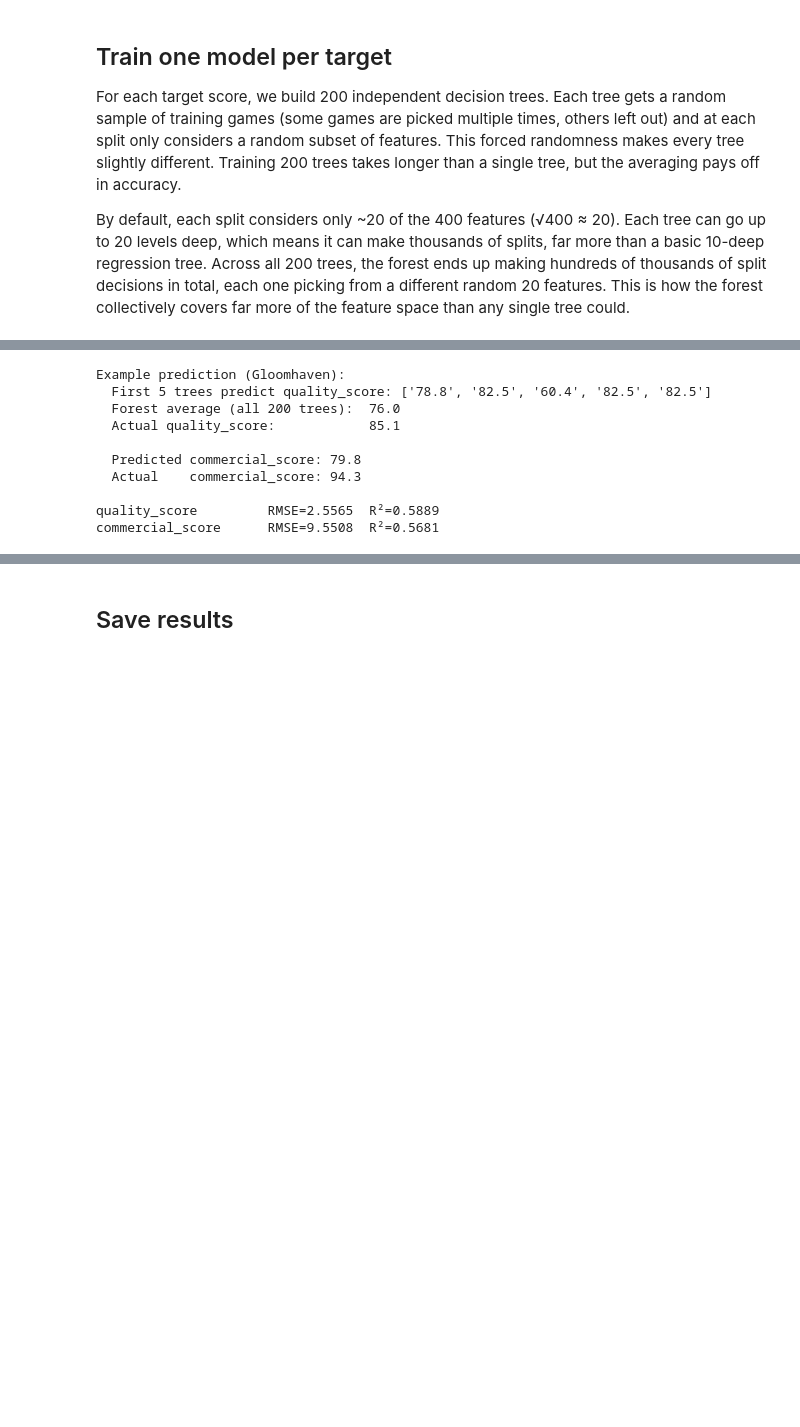
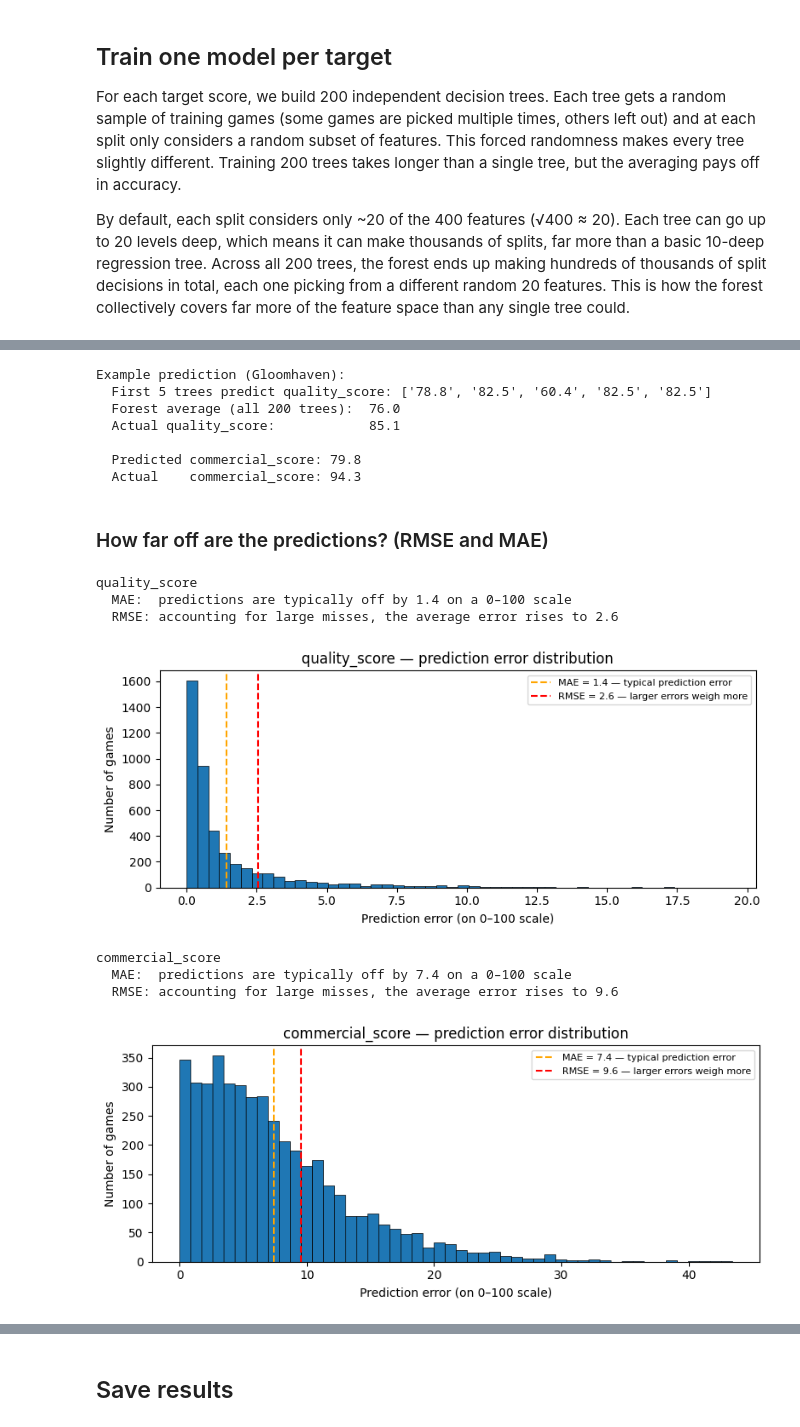
Before and after one commit to craftingtablestudio/ludometrics, a Jupyter notebook: notebooks/03_random_forest.ipynb, the cells around one changed output, grey strips where cells are left out. Drawn from its saved outputs; the diff is of its cells as text; code cells hidden in the pictures; blank space fills up the shorter version.

```diff
--- a/notebooks/03_random_forest.ipynb
+++ b/notebooks/03_random_forest.ipynb
@@ -150,4 +152,7 @@ To predict a new game's score, all 200 trees make their own guess and we average
 # %%
+import matplotlib.pyplot as plt
+from sklearn.metrics import mean_absolute_error
+
 # Load game names for readable output
 game_names = pd.read_csv("../dataset/games.csv", usecols=["BGGId", "Name"]).set_index("BGGId")["Name"]
 
@@ -173,20 +178,13 @@ for target in ["commercial_score"]:
     print(f"  Actual    {target}: {actual:.1f}")
 print()
 
-# Evaluate on all test games
+# Generate predictions for all test games — used by the evaluation cells below
 for target in TARGETS:
-    # Commonly referred to as y_test — the actual target values for the test set
     y_actual = df.loc[X_test.index, target]
     model = results[target]["model"]
-    # Commonly referred to as y_pred — the model's predicted values
     y_predicted = model.predict(X_test)
-    rmse = mean_squared_error(y_actual, y_predicted) ** 0.5
-    r2 = r2_score(y_actual, y_predicted)
-    results[target]["rmse"] = rmse
-    results[target]["r2"] = r2
     results[target]["y_predicted"] = y_predicted
     results[target]["y_actual"] = y_actual
-    print(f"{target:20s}  RMSE={rmse:.4f}  R²={r2:.4f}")
 # %% [output]
 Example prediction (Gloomhaven):
   First 5 trees predict quality_score: ['78.8', '82.5', '60.4', '82.5', '82.5']
@@ -195,6 +193,42 @@ Example prediction (Gloomhaven):
 
   Predicted commercial_score: 79.8
   Actual    commercial_score: 94.3
-
-quality_score         RMSE=2.5565  R²=0.5889
-commercial_score      RMSE=9.5508  R²=0.5681
+# %% [markdown]
+### How far off are the predictions? (RMSE and MAE)
+# %%
+for target in TARGETS:
+    y_actual = results[target]["y_actual"]
+    y_predicted = results[target]["y_predicted"]
+    abs_errors = np.abs(y_actual.values - y_predicted)
+
+    mae = mean_absolute_error(y_actual, y_predicted)
+    rmse = mean_squared_error(y_actual, y_predicted) ** 0.5
+    results[target]["rmse"] = rmse
+    results[target]["mae"] = mae
+
+    print(f"{target}")
+    print(f"  MAE:  predictions are typically off by {mae:.1f} on a 0–100 scale")
+    print(f"  RMSE: accounting for large misses, the average error rises to {rmse:.1f}")
+    print()
+
+    fig, ax = plt.subplots(figsize=(8, 3.5))
+    ax.hist(abs_errors, bins=50, edgecolor="black", linewidth=0.5)
+    ax.axvline(mae, color="orange", linestyle="--", linewidth=1.5,
+               label=f"MAE = {mae:.1f} — typical prediction error")
+    ax.axvline(rmse, color="red", linestyle="--", linewidth=1.5,
+               label=f"RMSE = {rmse:.1f} — larger errors weigh more")
+    ax.set_xlabel("Prediction error (on 0–100 scale)")
+    ax.set_ylabel("Number of games")
+    ax.set_title(f"{target} — prediction error distribution")
+    ax.legend(fontsize=8)
+    fig.tight_layout()
+    plt.show()
+# %% [output]
+quality_score
+  MAE:  predictions are typically off by 1.4 on a 0–100 scale
+  RMSE: accounting for large misses, the average error rises to 2.6
+[figure, added]
+commercial_score
+  MAE:  predictions are typically off by 7.4 on a 0–100 scale
+  RMSE: accounting for large misses, the average error rises to 9.6
+[figure, added]
```
Also changed, not shown: parts of 10 cells of this notebook, 8 other files.
